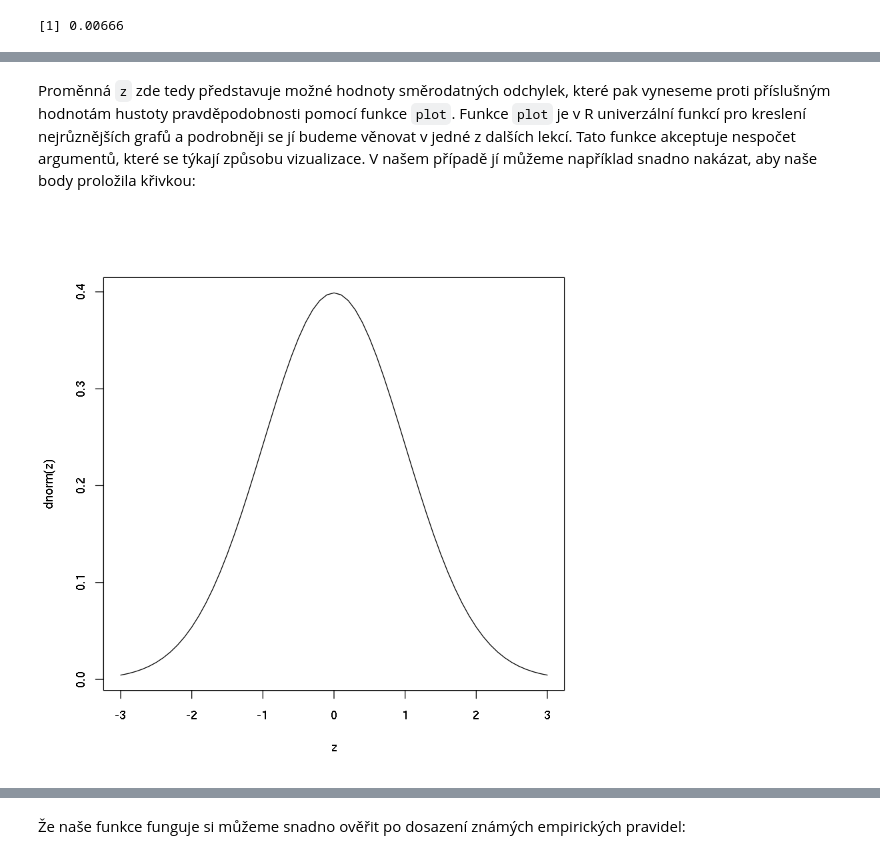
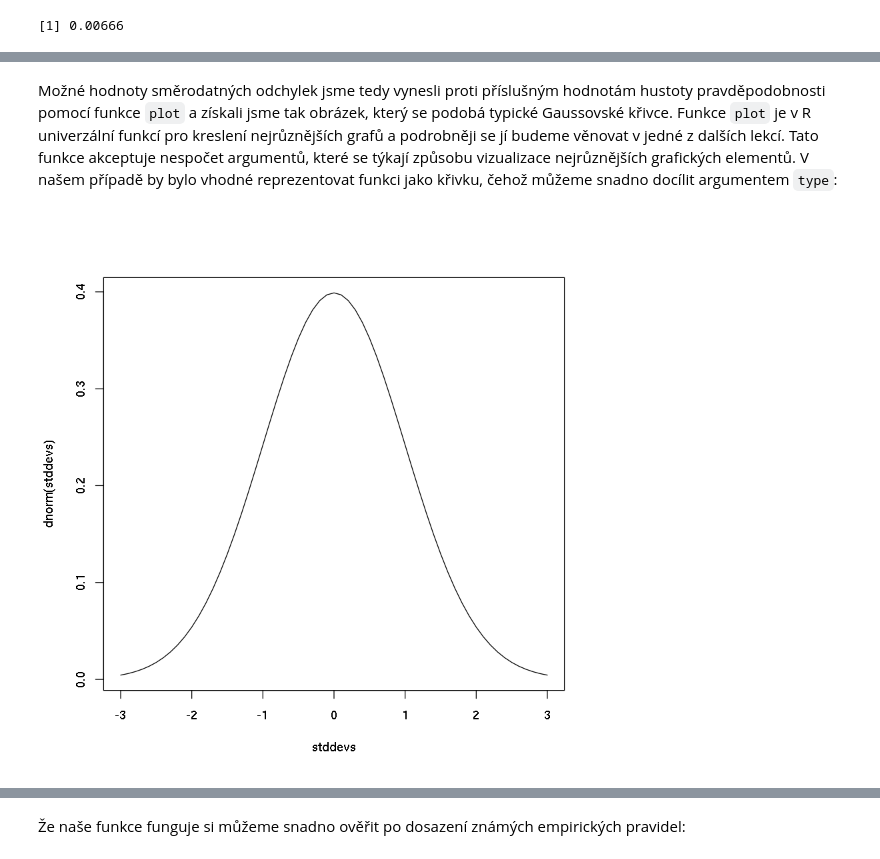
Before and after one commit to lich-uct/r_tutorial, a Jupyter notebook: 07/07.ipynb, the cells around one changed output, grey strips where cells are left out. Cells and saved outputs as stored; diff of their text form; code cells hidden in the pictures.

```diff
--- a/07/07.ipynb
+++ b/07/07.ipynb
@@ -89,4 +93,4 @@ $z$ je vlastně počet směrodatných odchylek chyb od jejich průměrné hodnot
 # %%
-z <- seq(-3, 3, 0.1)
-plot(z, dnorm(z))
+stddevs <- seq(-3, 3, 0.1) # násobek směrodatné dochylky
+plot(stddevs, dnorm(stddevs))
 # %% [output]
@@ -94,7 +98,7 @@ plot(z, dnorm(z))
 # %% [markdown]
-Proměnná `z` zde tedy představuje možné hodnoty směrodatných odchylek, které pak vyneseme proti příslušným hodnotám hustoty pravděpodobnosti pomocí funkce `plot`. Funkce `plot` je v R univerzální funkcí pro kreslení nejrůznějších grafů a podrobněji se jí budeme věnovat v jedné z dalších lekcí. Tato funkce akceptuje nespočet argumentů, které se týkají způsobu vizualizace. V našem případě jí můžeme například snadno nakázat, aby naše body proložila křivkou:
+Možné hodnoty směrodatných odchylek jsme tedy vynesli proti příslušným hodnotám hustoty pravděpodobnosti pomocí funkce `plot` a získali jsme tak obrázek, který se podobá typické Gaussovské křivce. Funkce `plot` je v R univerzální funkcí pro kreslení nejrůznějších grafů a podrobněji se jí budeme věnovat v jedné z dalších lekcí. Tato funkce akceptuje nespočet argumentů, které se týkají způsobu vizualizace nejrůznějších grafických elementů. V našem případě by bylo vhodné reprezentovat funkci jako křivku, čehož můžeme snadno docílit argumentem `type`:
 # %%
-plot(z, dnorm(z), type = 'l')
+plot(stddevs, dnorm(stddevs), type = 'l')
 # %% [output]
-[figure, old version]
+[figure, new version]
 # %% [markdown]
```
Also changed, not shown: parts of 17 cells of this notebook.
